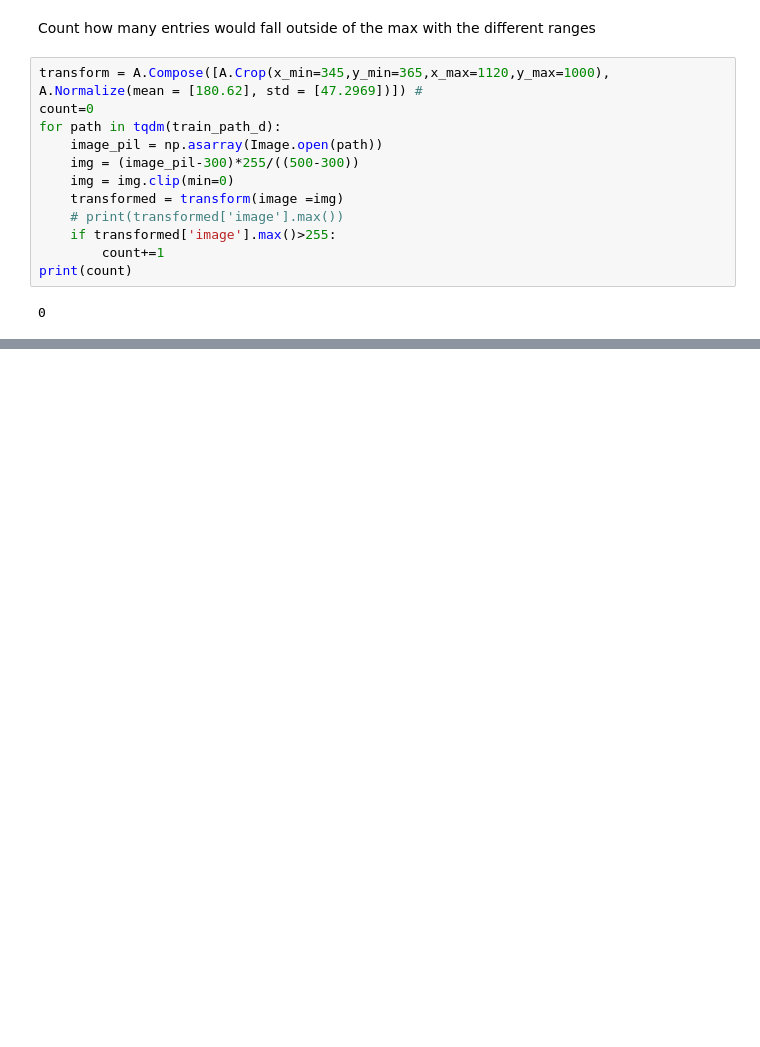
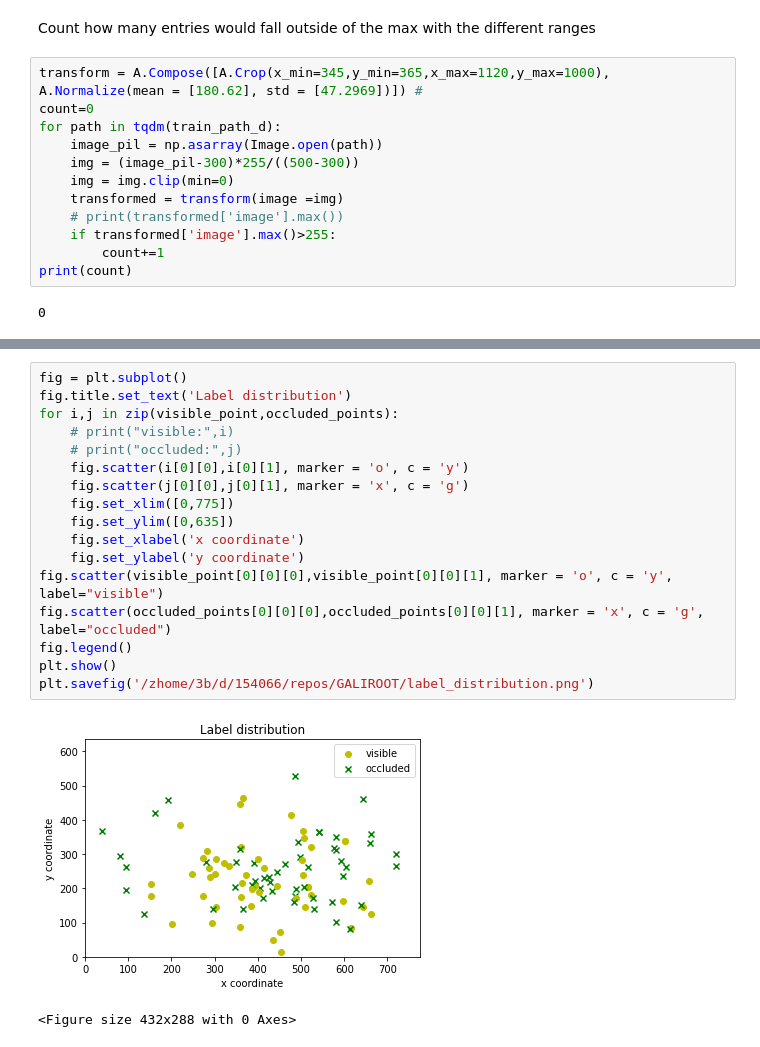
Before and after one commit to ponderbb/GALIROOT, a Jupyter notebook: src/sandbox.ipynb, the cells around one changed output, grey strips where cells are left out. Drawn from its saved outputs; the diff is of its cells as text; blank space fills up the shorter version.

```diff
--- a/src/sandbox.ipynb
+++ b/src/sandbox.ipynb
@@ -129,0 +172,20 @@ print(count)
+# %%
+fig = plt.subplot()
+fig.title.set_text('Label distribution')
+for i,j in zip(visible_point,occluded_points):
+    # print("visible:",i)
+    # print("occluded:",j)
+    fig.scatter(i[0][0],i[0][1], marker = 'o', c = 'y')
+    fig.scatter(j[0][0],j[0][1], marker = 'x', c = 'g')
+    fig.set_xlim([0,775])
+    fig.set_ylim([0,635])
+    fig.set_xlabel('x coordinate')
+    fig.set_ylabel('y coordinate')
+fig.scatter(visible_point[0][0][0],visible_point[0][0][1], marker = 'o', c = 'y', label="visible")
+fig.scatter(occluded_points[0][0][0],occluded_points[0][0][1], marker = 'x', c = 'g', label="occluded")
+fig.legend()
+plt.show()
+plt.savefig('/zhome/3b/d/154066/repos/GALIROOT/label_distribution.png')
+# %% [output]
+[figure, added]
+<Figure size 432x288 with 0 Axes>
```
Also changed, not shown: parts of 6 cells of this notebook, 7 other files.
